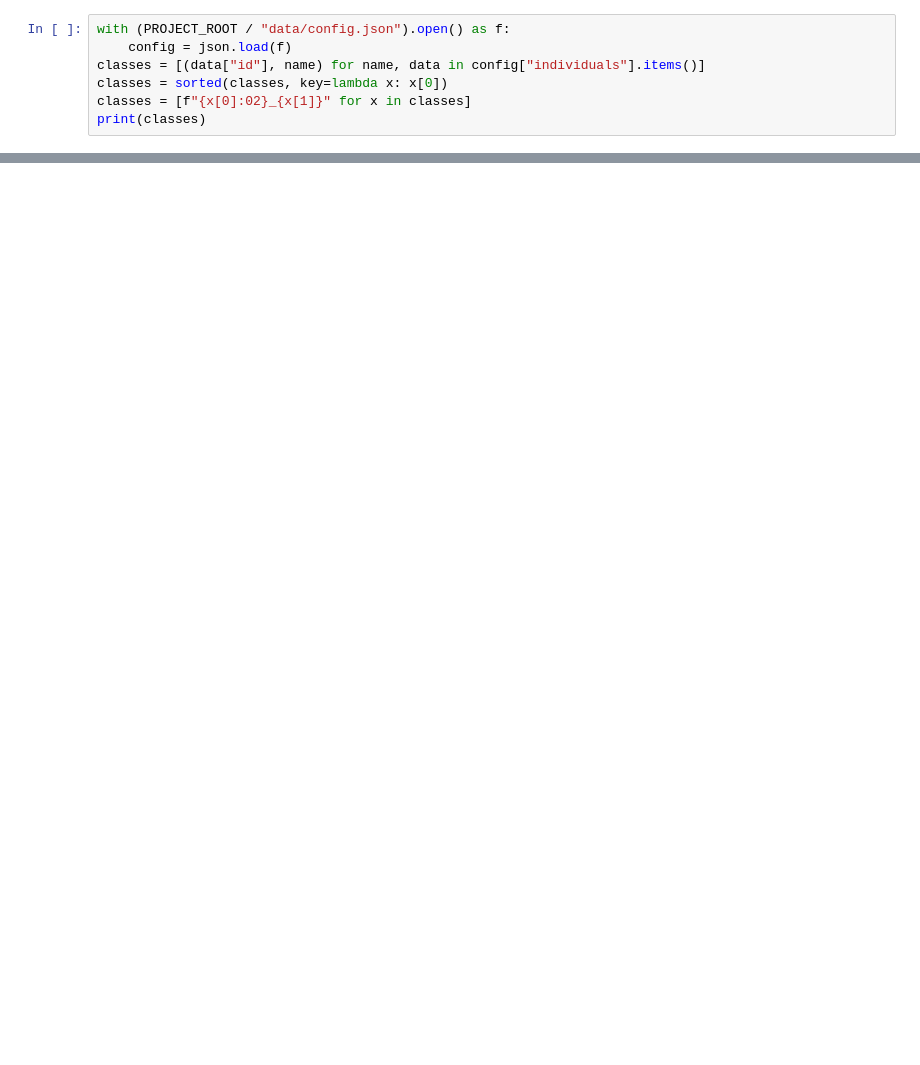
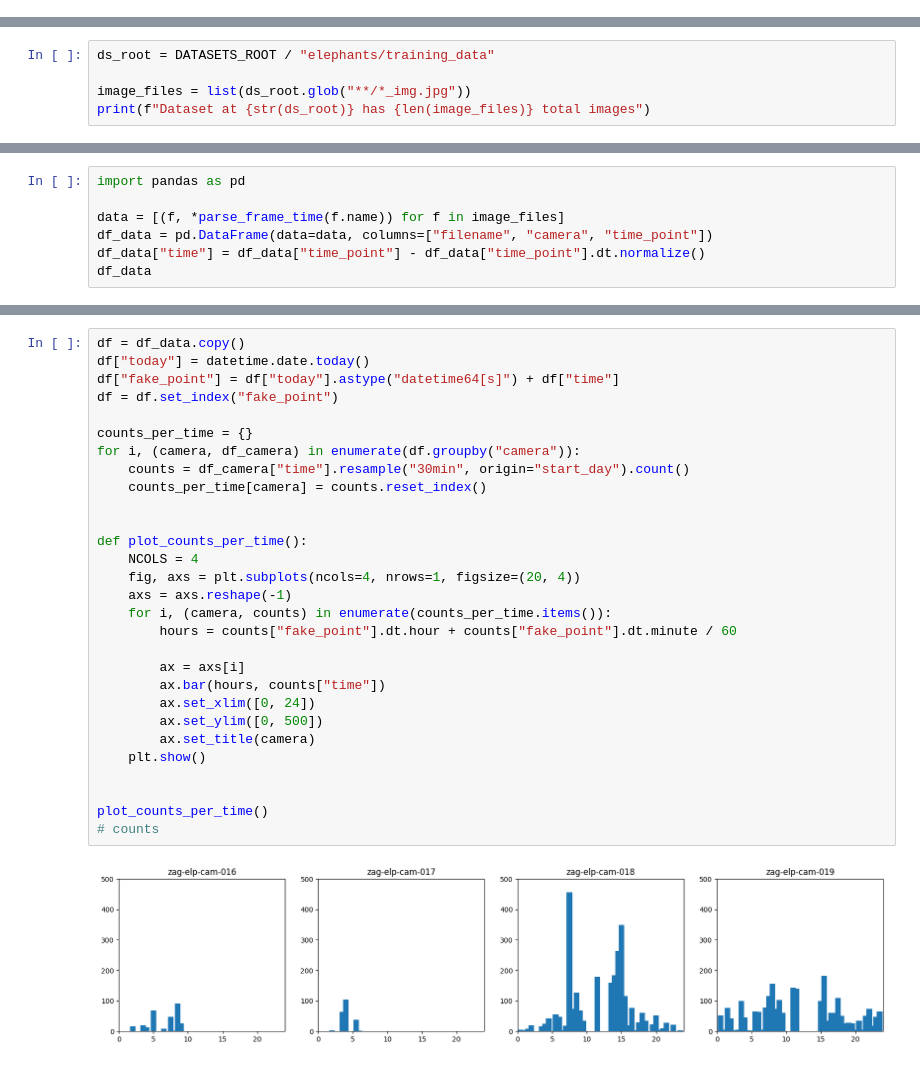
Before and after one commit to zhoumu53/zoo_vision, a Jupyter notebook: scripts/datasets/browse_dataset.ipynb, the cells around one changed output, grey strips where cells are left out. Cells and saved outputs as stored; diff of their text form; blank space fills up the shorter version.

Commit message:
Browse dataset

```diff
--- a/scripts/datasets/browse_dataset.ipynb
+++ b/scripts/datasets/browse_dataset.ipynb
@@ -51,7 +14,0 @@ RecursiveScriptModule(
-# %%
-with (PROJECT_ROOT / "data/config.json").open() as f:
-    config = json.load(f)
-classes = [(data["id"], name) for name, data in config["individuals"].items()]
-classes = sorted(classes, key=lambda x: x[0])
-classes = [f"{x[0]:02}_{x[1]}" for x in classes]
-print(classes)
@@ -101,0 +15,5 @@ Session launched. Run `session.show()` to open the App in a cell output.
+# %%
+ds_root = DATASETS_ROOT / "elephants/training_data"
+
+image_files = list(ds_root.glob("**/*_img.jpg"))
+print(f"Dataset at {str(ds_root)} has {len(image_files)} total images")
@@ -101,0 +84,7 @@ Session launched. Run `session.show()` to open the App in a cell output.
+# %%
+import pandas as pd
+
+data = [(f, *parse_frame_time(f.name)) for f in image_files]
+df_data = pd.DataFrame(data=data, columns=["filename", "camera", "time_point"])
+df_data["time"] = df_data["time_point"] - df_data["time_point"].dt.normalize()
+df_data
@@ -101,0 +105,31 @@ Session launched. Run `session.show()` to open the App in a cell output.
+# %%
+df = df_data.copy()
+df["today"] = datetime.date.today()
+df["fake_point"] = df["today"].astype("datetime64[s]") + df["time"]
+df = df.set_index("fake_point")
+
+counts_per_time = {}
+for i, (camera, df_camera) in enumerate(df.groupby("camera")):
+    counts = df_camera["time"].resample("30min", origin="start_day").count()
+    counts_per_time[camera] = counts.reset_index()
+
+
+def plot_counts_per_time():
+    NCOLS = 4
+    fig, axs = plt.subplots(ncols=4, nrows=1, figsize=(20, 4))
+    axs = axs.reshape(-1)
+    for i, (camera, counts) in enumerate(counts_per_time.items()):
+        hours = counts["fake_point"].dt.hour + counts["fake_point"].dt.minute / 60
+
+        ax = axs[i]
+        ax.bar(hours, counts["time"])
+        ax.set_xlim([0, 24])
+        ax.set_ylim([0, 500])
+        ax.set_title(camera)
+    plt.show()
+
+
+plot_counts_per_time()
+# counts
+# %% [output]
+[figure, added]
```
Also changed, not shown: parts of 15 cells of this notebook.
